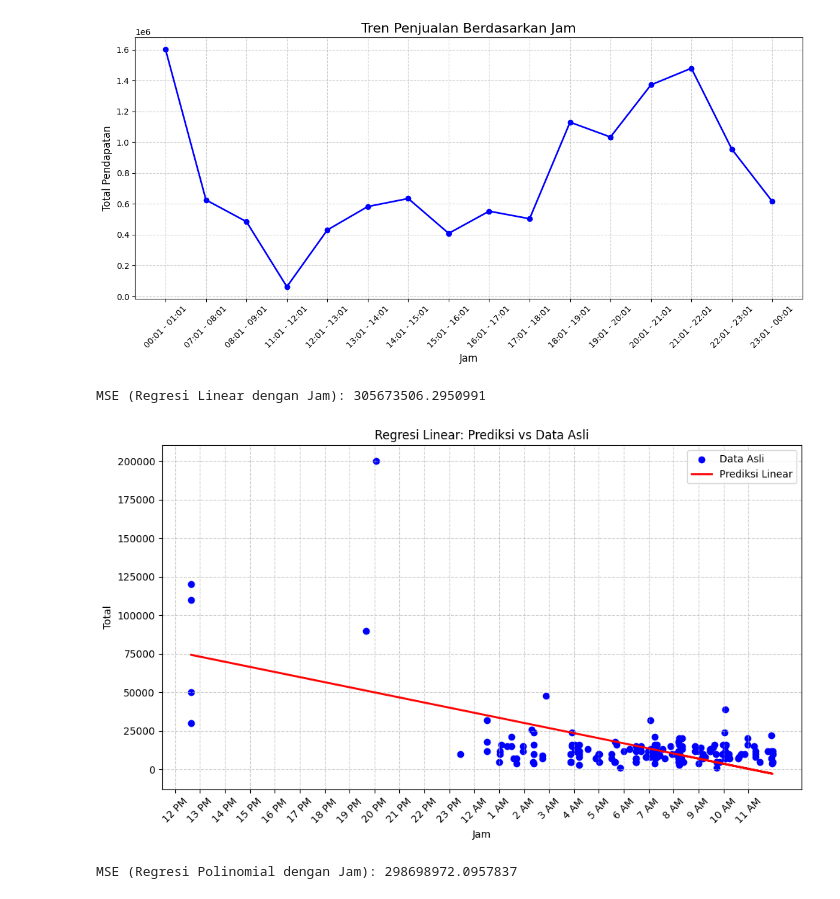
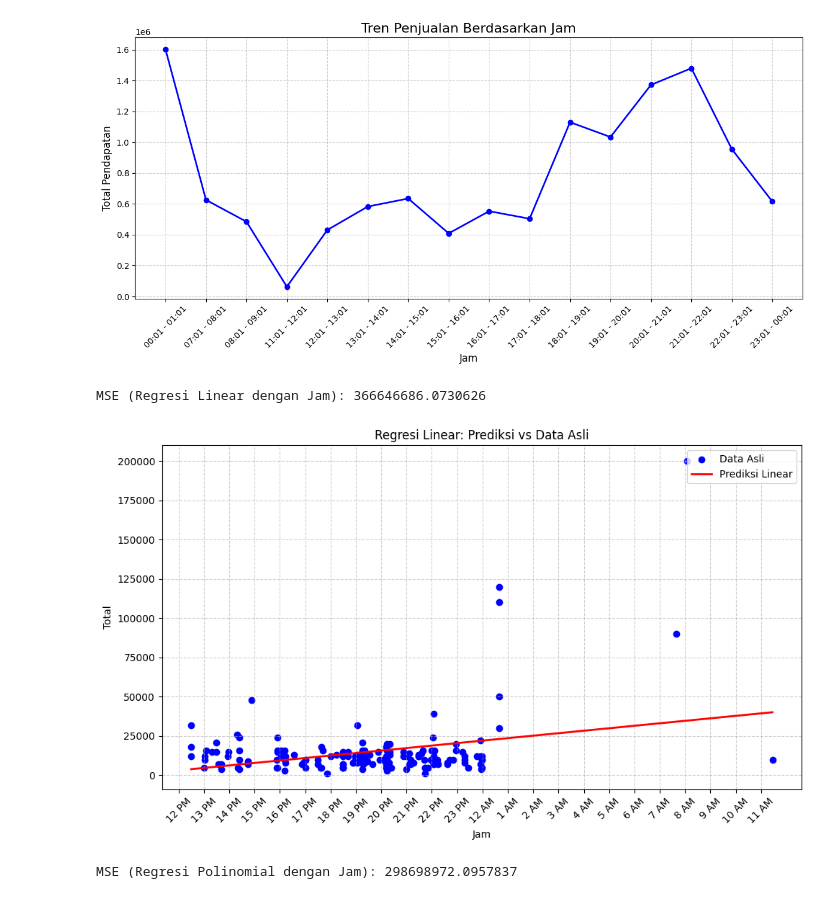
Before and after one commit to varqse/BBN_Data_Analytics, a Jupyter notebook: BBN_Big_Data_analysis.ipynb, the cells around one changed output. Saved outputs shown, nothing was run; the diff lists cells and outputs as text; code cells hidden in the pictures.

```diff
--- a/BBN_Big_Data_analysis.ipynb
+++ b/BBN_Big_Data_analysis.ipynb
@@ -122,39 +122,46 @@ from sklearn.linear_model import LinearRegression
 from sklearn.metrics import mean_squared_error
 
 df['Jam'] = pd.to_datetime(df['Jam'], format='%H:%M:%S').dt.hour + pd.to_datetime(df['Jam'], format='%H:%M:%S').dt.minute / 60
+df['Jam'] = (df['Jam'] - 12) % 24
 
 X = df[['Jam']]
 y = df['Total']
 
 X_train, X_test, y_train, y_test = train_test_split(X, y, test_size=0.2, random_state=42)
 
 model_linear = LinearRegression()
 model_linear.fit(X_train, y_train)
 
 y_pred = model_linear.predict(X_test)
 
 mse_linear = mean_squared_error(y_test, y_pred)
 print(f'MSE (Regresi Linear dengan Jam): {mse_linear}')
 
+result_df = pd.DataFrame({
+    'Jam': X_test['Jam'].values,
+    'Total_Asli': y_test.values,
+    'Total_Prediksi': y_pred
+}).sort_values(by='Jam')
+
 plt.figure(figsize=(10, 6))
-plt.scatter(X_test, y_test, color='blue', label='Data Asli')
-plt.plot(X_test, y_pred, color='red', linewidth=2, label='Prediksi Linear')
+plt.scatter(result_df['Jam'], result_df['Total_Asli'], color='blue', label='Data Asli')
+plt.plot(result_df['Jam'], result_df['Total_Prediksi'], color='red', linewidth=2, label='Prediksi Linear')
 plt.title('Regresi Linear: Prediksi vs Data Asli')
 plt.xlabel('Jam')
 plt.ylabel('Total')
 plt.legend()
 
 ticks = np.arange(0, 24, 1)
 tick_labels = [(12 + t) % 24 for t in ticks]
 tick_labels_formatted = [f"{hour if hour != 0 else 12} {'PM' if 12 <= hour < 24 else 'AM'}" for hour in tick_labels]
 plt.xticks(ticks=ticks, labels=tick_labels_formatted, rotation=45)
 
 plt.grid(True, linestyle='--', alpha=0.6)
 plt.tight_layout()
 plt.show()
 # %% [output]
-MSE (Regresi Linear dengan Jam): 305673506.2950991
+MSE (Regresi Linear dengan Jam): 366646686.0730626
-[figure, old version]
+[figure, new version]
 # %%
 import pandas as pd
 import numpy as np
```
Also changed, not shown: parts of 2 cells of this notebook.
